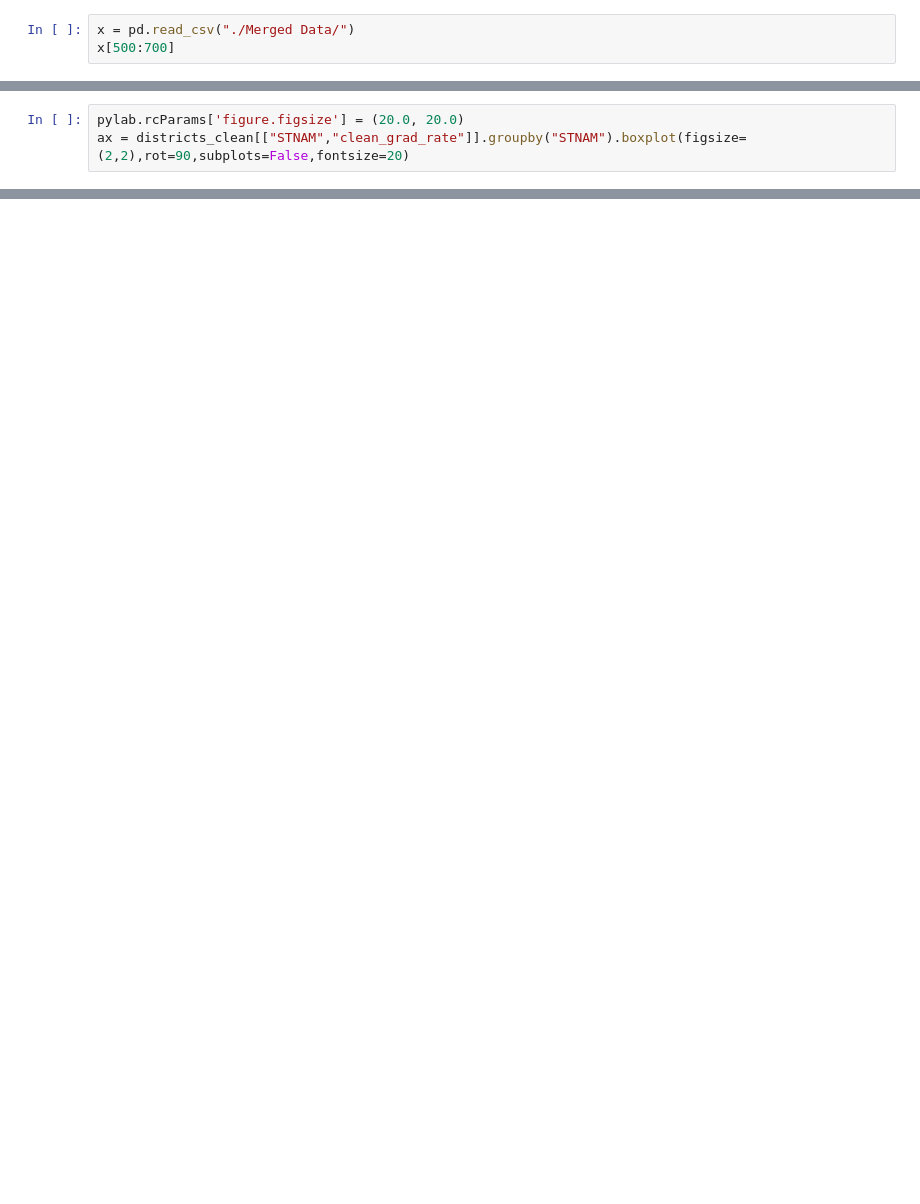
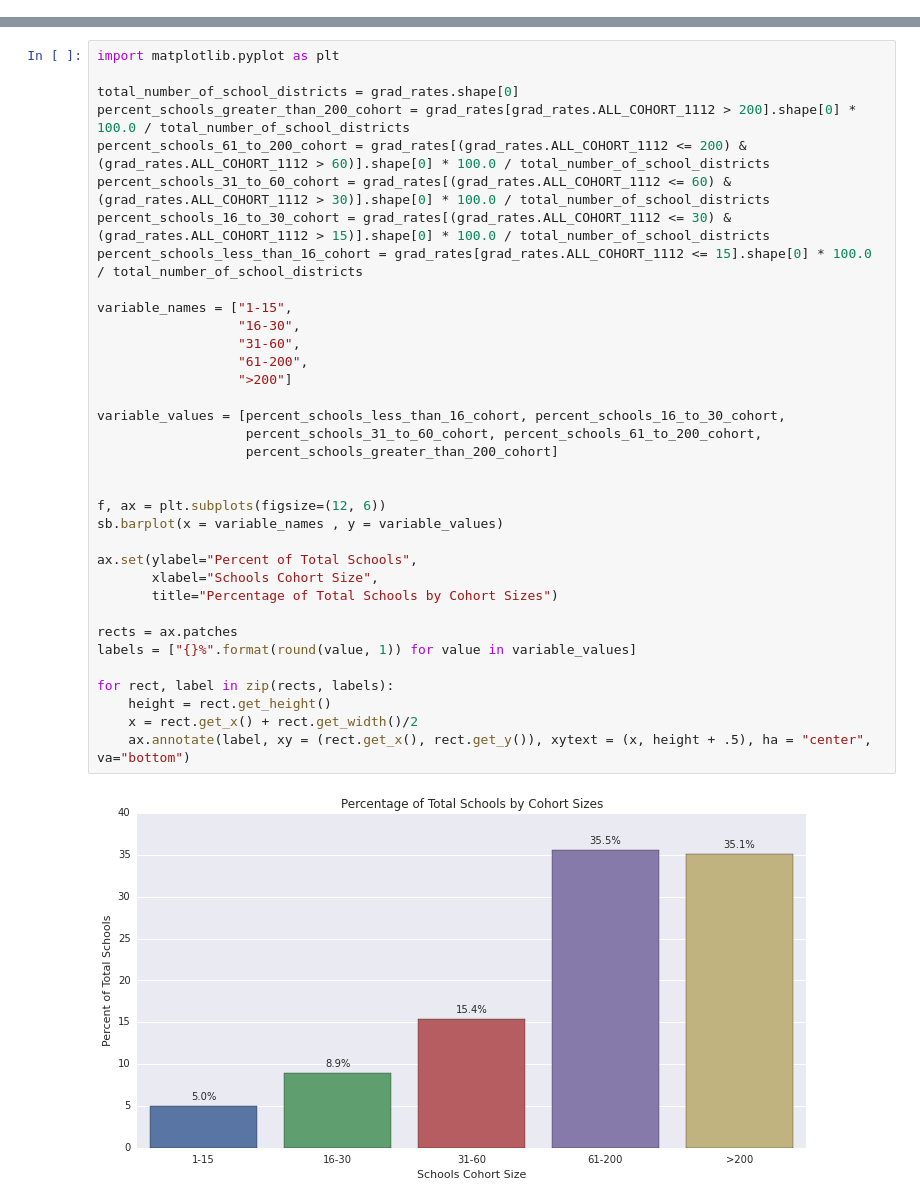
Before and after one commit to kskk02/DataForDiploma, a Jupyter notebook: Analysis.ipynb, the cells around one changed output, grey strips where cells are left out. Drawn from its saved outputs; the diff is of its cells as text; blank space fills up the shorter version.

```diff
--- a/Analysis.ipynb
+++ b/Analysis.ipynb
@@ -200,3 +0,0 @@ df[["leaid11","leanm11","STNAM","County","Tract.Code",u'GIDTR',u'FIPST',u'Tract'
-# %%
-x = pd.read_csv("./Merged Data/")
-x[500:700]
@@ -250,3 +0,0 @@ districts_clean = districts_unmerged_indexed_by_leaid.merge(pd.DataFrame(clean_g
-# %%
-pylab.rcParams['figure.figsize'] = (20.0, 20.0)
-ax = districts_clean[["STNAM","clean_grad_rate"]].groupby("STNAM").boxplot(figsize=(2,2),rot=90,subplots=False,fontsize=20)
@@ -1251,0 +323,37 @@ importance.to_csv("importances.csv")
+# %%
+import matplotlib.pyplot as plt
+
+total_number_of_school_districts = grad_rates.shape[0]
+percent_schools_greater_than_200_cohort = grad_rates[grad_rates.ALL_COHORT_1112 > 200].shape[0] * 100.0 / total_number_of_school_districts
+percent_schools_61_to_200_cohort = grad_rates[(grad_rates.ALL_COHORT_1112 <= 200) &  (grad_rates.ALL_COHORT_1112 > 60)].shape[0] * 100.0 / total_number_of_school_districts
+percent_schools_31_to_60_cohort = grad_rates[(grad_rates.ALL_COHORT_1112 <= 60) &  (grad_rates.ALL_COHORT_1112 > 30)].shape[0] * 100.0 / total_number_of_school_districts
+percent_schools_16_to_30_cohort = grad_rates[(grad_rates.ALL_COHORT_1112 <= 30) &  (grad_rates.ALL_COHORT_1112 > 15)].shape[0] * 100.0 / total_number_of_school_districts
+percent_schools_less_than_16_cohort = grad_rates[grad_rates.ALL_COHORT_1112 <= 15].shape[0] * 100.0 / total_number_of_school_districts
+
+variable_names = ["1-15",
+                  "16-30",
+                  "31-60",
+                  "61-200",
+                  ">200"]
+
+variable_values = [percent_schools_less_than_16_cohort, percent_schools_16_to_30_cohort,
+                   percent_schools_31_to_60_cohort, percent_schools_61_to_200_cohort,
+                   percent_schools_greater_than_200_cohort]
+
+
+f, ax = plt.subplots(figsize=(12, 6))
+sb.barplot(x = variable_names , y = variable_values)
+
+ax.set(ylabel="Percent of Total Schools",
+       xlabel="Schools Cohort Size",
+       title="Percentage of Total Schools by Cohort Sizes")
+
+rects = ax.patches
+labels = ["{}%".format(round(value, 1)) for value in variable_values]
+
+for rect, label in zip(rects, labels):
+    height = rect.get_height()
+    x = rect.get_x() + rect.get_width()/2
+    ax.annotate(label, xy = (rect.get_x(), rect.get_y()), xytext = (x, height + .5), ha = "center", va="bottom")
+# %% [output]
+[figure, added]
```
Also changed, not shown: parts of 127 cells of this notebook.
